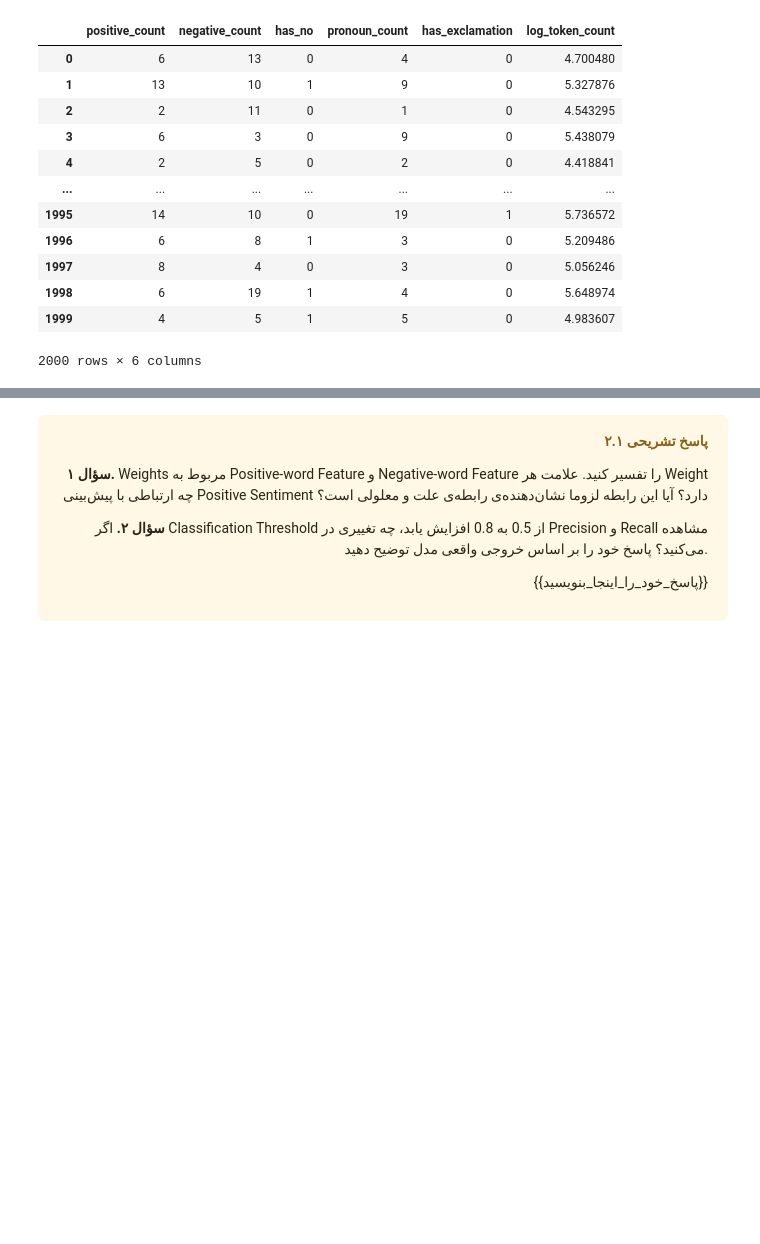
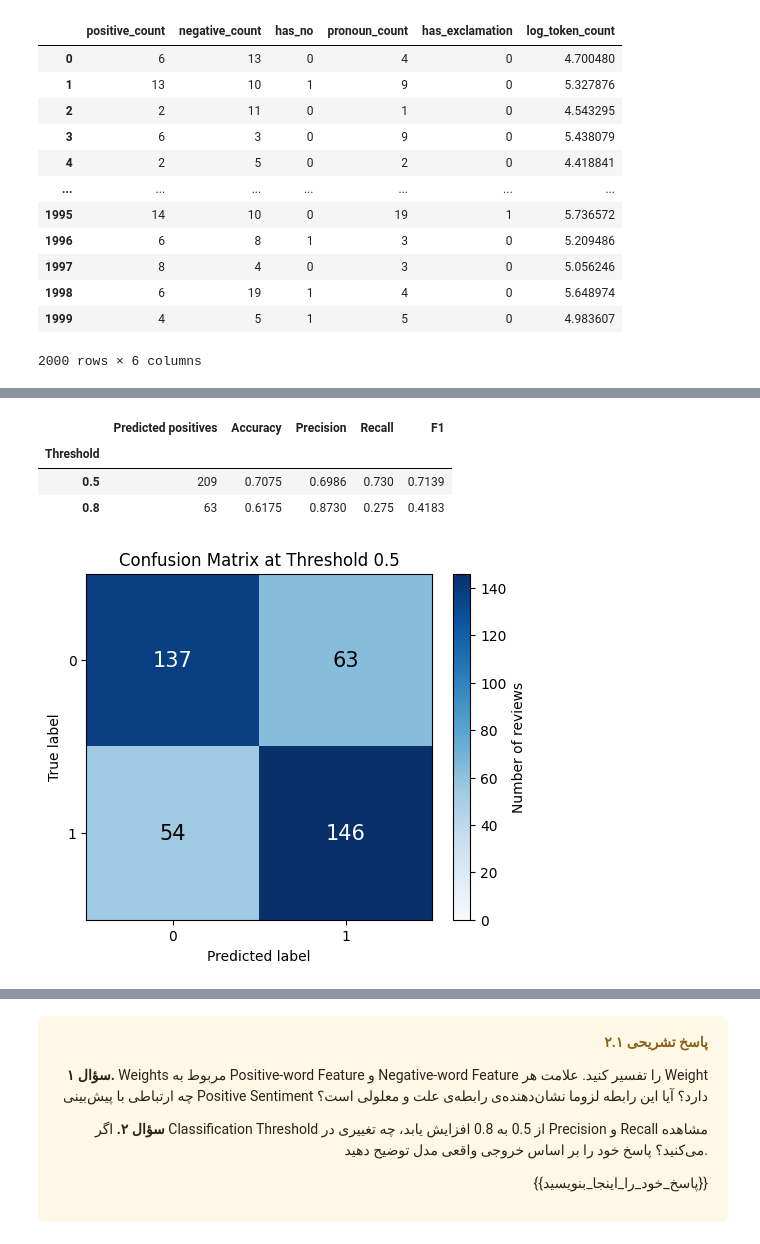
Before and after one commit to ILoveBacteria/nlp-homework, a Jupyter notebook: hw2/NLP_CA2.ipynb, the cells around one changed output, grey strips where cells are left out. Drawn from its saved outputs; the diff is of its cells as text; code cells hidden in the pictures; blank space fills up the shorter version.

```diff
--- a/hw2/NLP_CA2.ipynb
+++ b/hw2/NLP_CA2.ipynb
@@ -1702,0 +1684,49 @@ KeyError: np.int64(666)
+# %%
+# Test metrics and confusion matrix
+from sklearn.metrics import (
+    accuracy_score,
+    confusion_matrix,
+    f1_score,
+    precision_score,
+    recall_score,
+)
+
+test_probabilities = sigmoid(X_test @ weights + bias)
+metrics = []
+
+for threshold in (0.5, 0.8):
+    predictions = (test_probabilities >= threshold).astype(int)
+    metrics.append({
+        "Threshold": threshold,
+        "Predicted positives": predictions.sum(),
+        "Accuracy": accuracy_score(y_test, predictions),
+        "Precision": precision_score(y_test, predictions, zero_division=0),
+        "Recall": recall_score(y_test, predictions, zero_division=0),
+        "F1": f1_score(y_test, predictions, zero_division=0),
+    })
+
+test_metrics = pd.DataFrame(metrics).set_index("Threshold")
+display(test_metrics.round(4))
+
+predictions_05 = (test_probabilities >= 0.5).astype(int)
+matrix = confusion_matrix(y_test, predictions_05, labels=[0, 1])
+
+fig, ax = plt.subplots(figsize=(5.2, 4.2), layout="constrained")
+heatmap = ax.imshow(matrix, cmap="Blues", vmin=0)
+for (row, column), count in np.ndenumerate(matrix):
+    color = "white" if count > matrix.max() / 2 else "black"
+    ax.text(column, row, str(count), ha="center", va="center",
+            fontsize=15, color=color)
+
+ax.set_xticks([0, 1], labels=["0", "1"])
+ax.set_yticks([0, 1], labels=["0", "1"])
+ax.set(xlabel="Predicted label", ylabel="True label",
+       title="Confusion Matrix at Threshold 0.5")
+fig.colorbar(heatmap, ax=ax, label="Number of reviews")
+plt.show()
+# %% [output]
+|  | Predicted positives | Accuracy | Precision | Recall | F1 |
+| Threshold |  |  |  |  |  |
+| 0.5 | 209 | 0.7075 | 0.6986 | 0.730 | 0.7139 |
+| 0.8 | 63 | 0.6175 | 0.8730 | 0.275 | 0.4183 |
+[figure, added]
```
Also changed, not shown: parts of 22 cells of this notebook.
